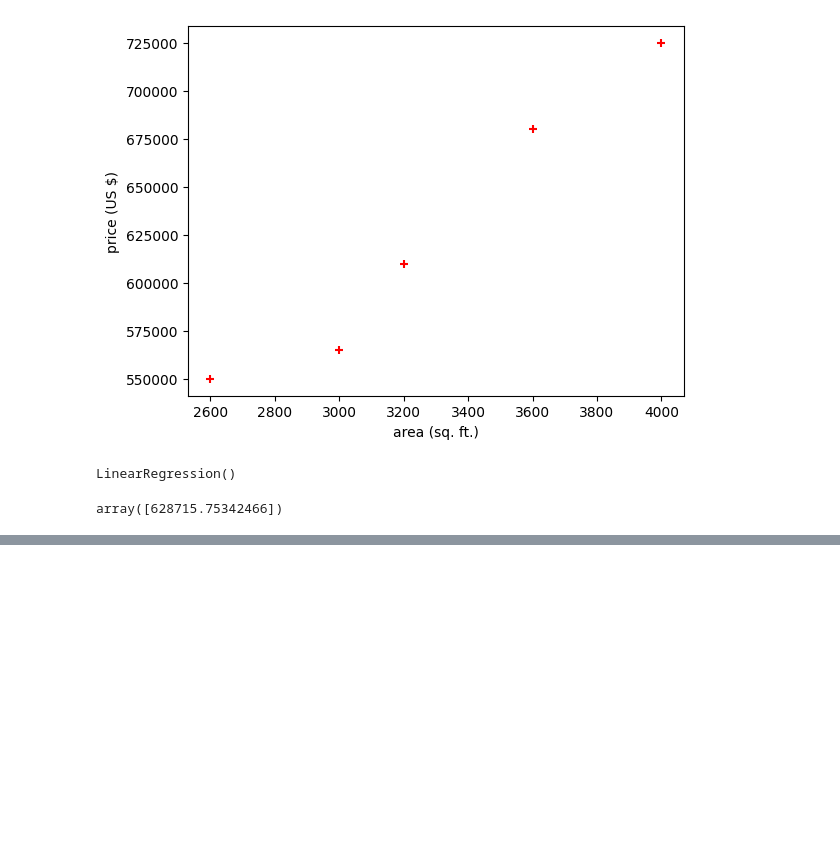
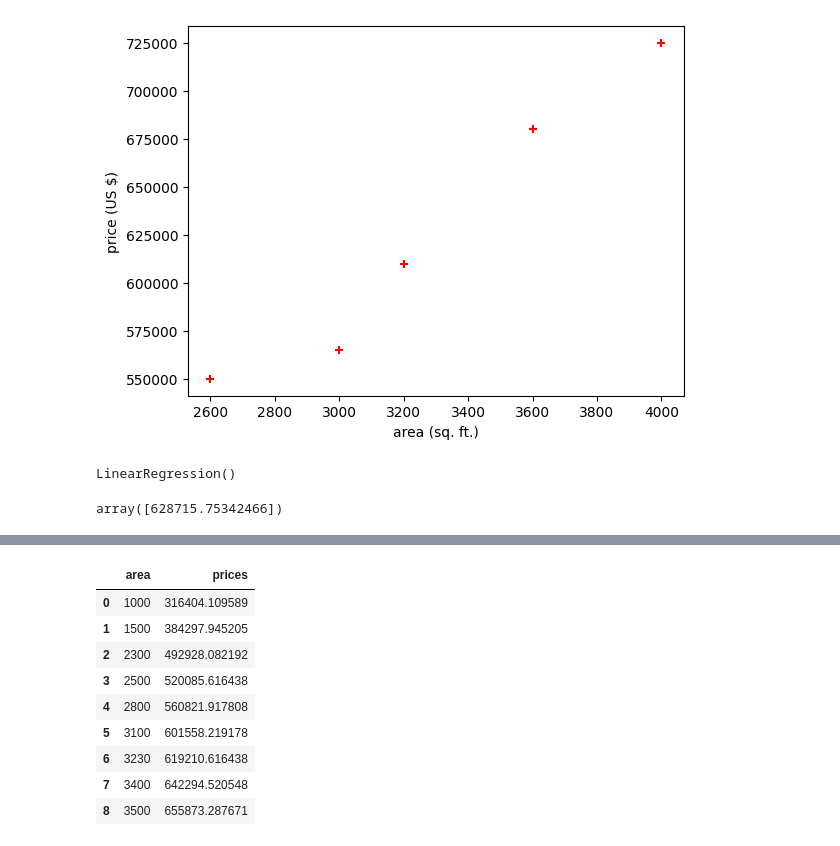
Before and after one commit to naween321/learning-ml, a Jupyter notebook: linear_regression.ipynb, the cells around one changed output, grey strips where cells are left out. Saved outputs shown, nothing was run; the diff lists cells and outputs as text; code cells hidden in the pictures; blank space fills up the shorter version.

Commit message:
add: prediction result area-price map

```diff
--- a/linear_regression.ipynb
+++ b/linear_regression.ipynb
@@ -31,0 +40,3 @@ array([628715.75342466])
+# %%
+d = pd.read_csv("areas.csv")
+d
@@ -31,0 +54,16 @@ array([628715.75342466])
+# %%
+p = reg.predict(d)
+# %%
+d['prices'] = p
+d
+# %% [output]
+|  | area | prices |
+| 0 | 1000 | 316404.109589 |
+| 1 | 1500 | 384297.945205 |
+| 2 | 2300 | 492928.082192 |
+| 3 | 2500 | 520085.616438 |
+| 4 | 2800 | 560821.917808 |
+| 5 | 3100 | 601558.219178 |
+| 6 | 3230 | 619210.616438 |
+| 7 | 3400 | 642294.520548 |
+| 8 | 3500 | 655873.287671 |
```
Also changed, not shown: parts of 4 cells of this notebook, 1 other file.
